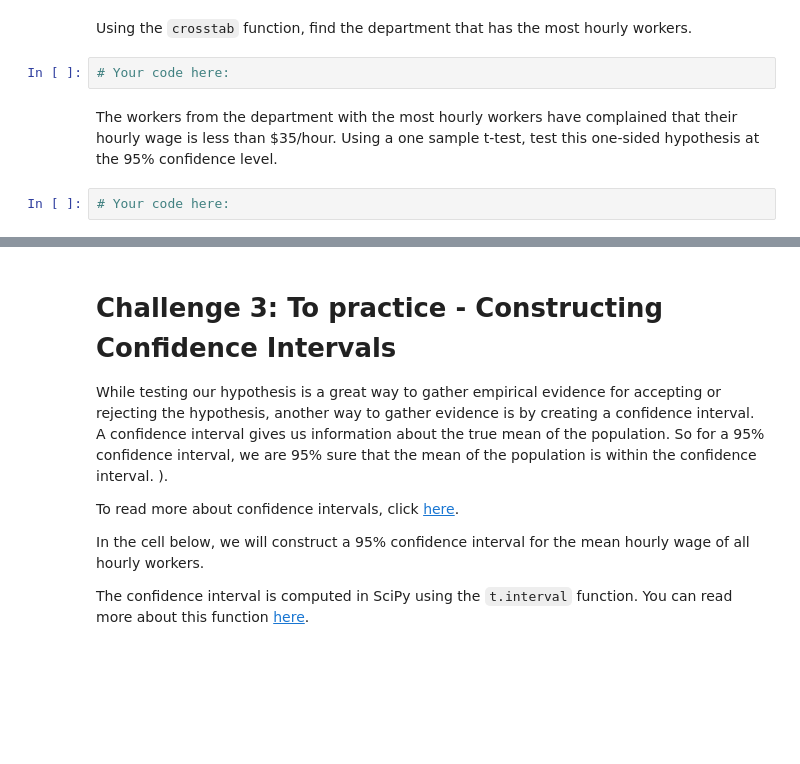
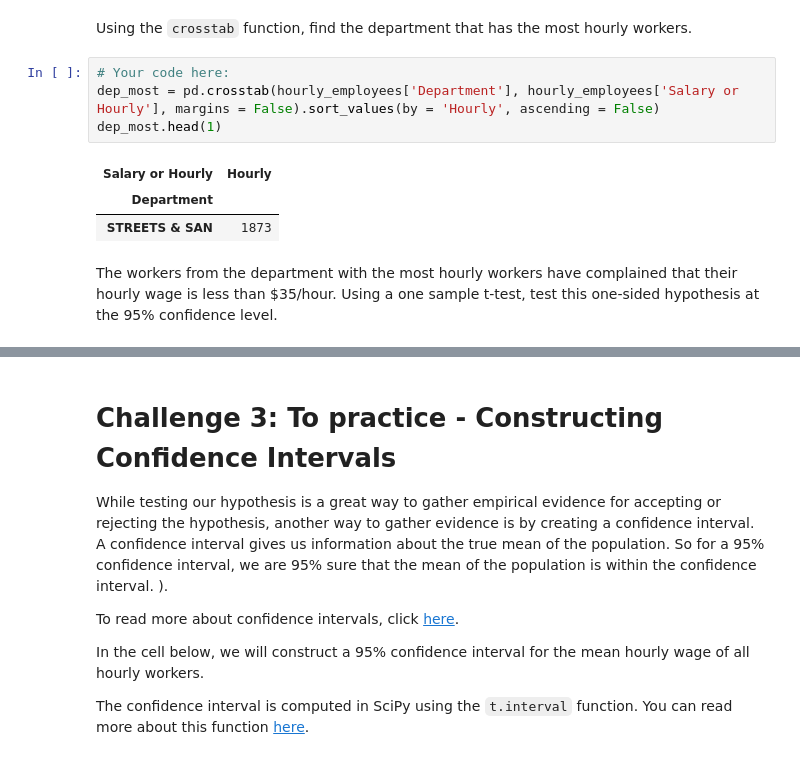
Before and after one commit to litkat/Ironhack-Data-Analytics-Bootcamp, a Jupyter notebook: Week4/4_Hypothesis-Testing/your-code/main.ipynb, the cells around one changed output, grey strips where cells are left out. Drawn from its saved outputs; the diff is of its cells as text; blank space fills up the shorter version.

```diff
--- a/Week4/4_Hypothesis-Testing/your-code/main.ipynb
+++ b/Week4/4_Hypothesis-Testing/your-code/main.ipynb
@@ -224,9 +224,13 @@ P-value for the one-tailed test is  2.4100985740030478e-36
 The P-value is less than 0.05, which means we reject $H_0:$  (_mean of police's salaries this year are <= $86000/year_)
 # %% [markdown]
 Using the `crosstab` function, find the department that has the most hourly workers.
-# %%
-# Your code here:
+# %%
+# Your code here:
+dep_most = pd.crosstab(hourly_employees['Department'], hourly_employees['Salary or Hourly'], margins = False).sort_values(by = 'Hourly', ascending = False)
+dep_most.head(1)
+# %% [output]
+| Salary or Hourly | Hourly |
+| Department |  |
+| STREETS & SAN | 1873 |
 # %% [markdown]
 The workers from the department with the most hourly workers have complained that their hourly wage is less than $35/hour. Using a one sample t-test, test this one-sided hypothesis at the 95% confidence level.
-# %%
-# Your code here:
```
Also changed, not shown: parts of 8 cells of this notebook, 2 other files.
